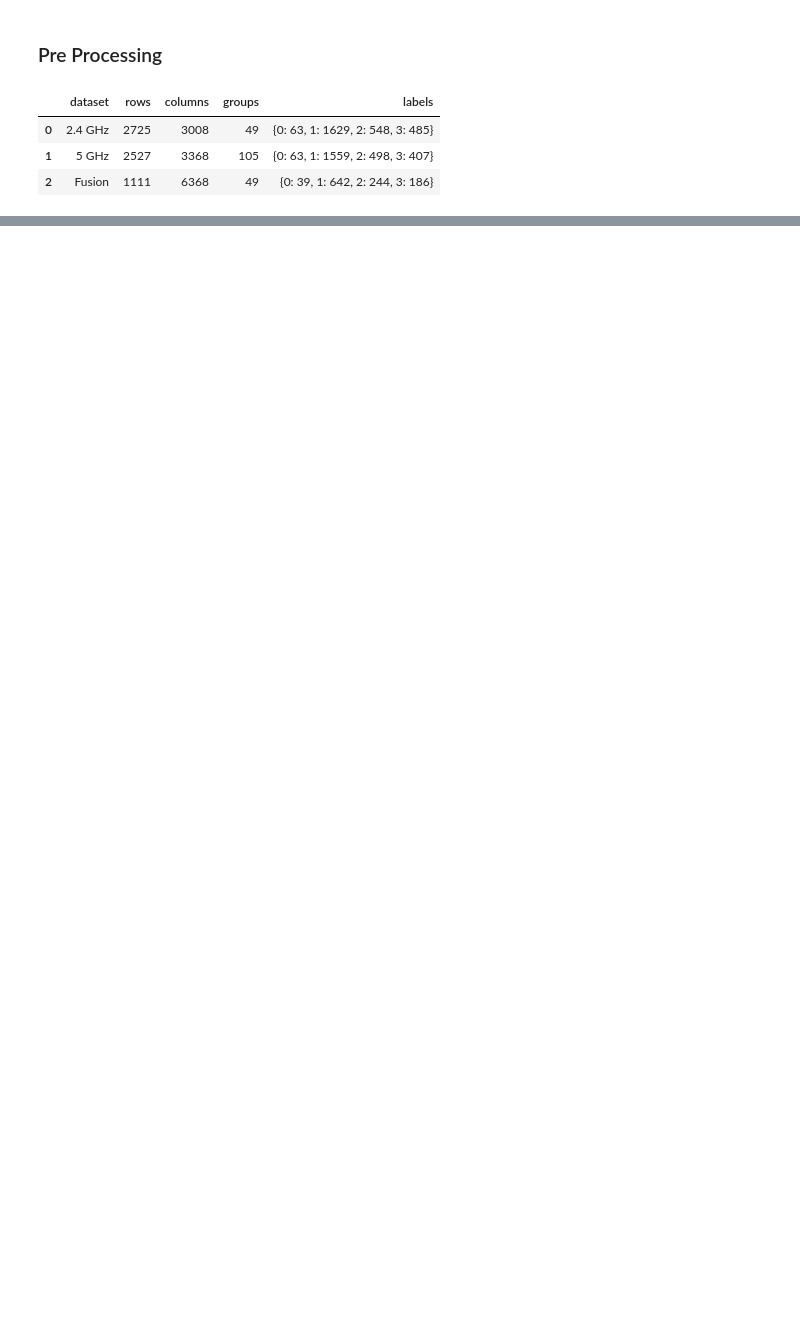
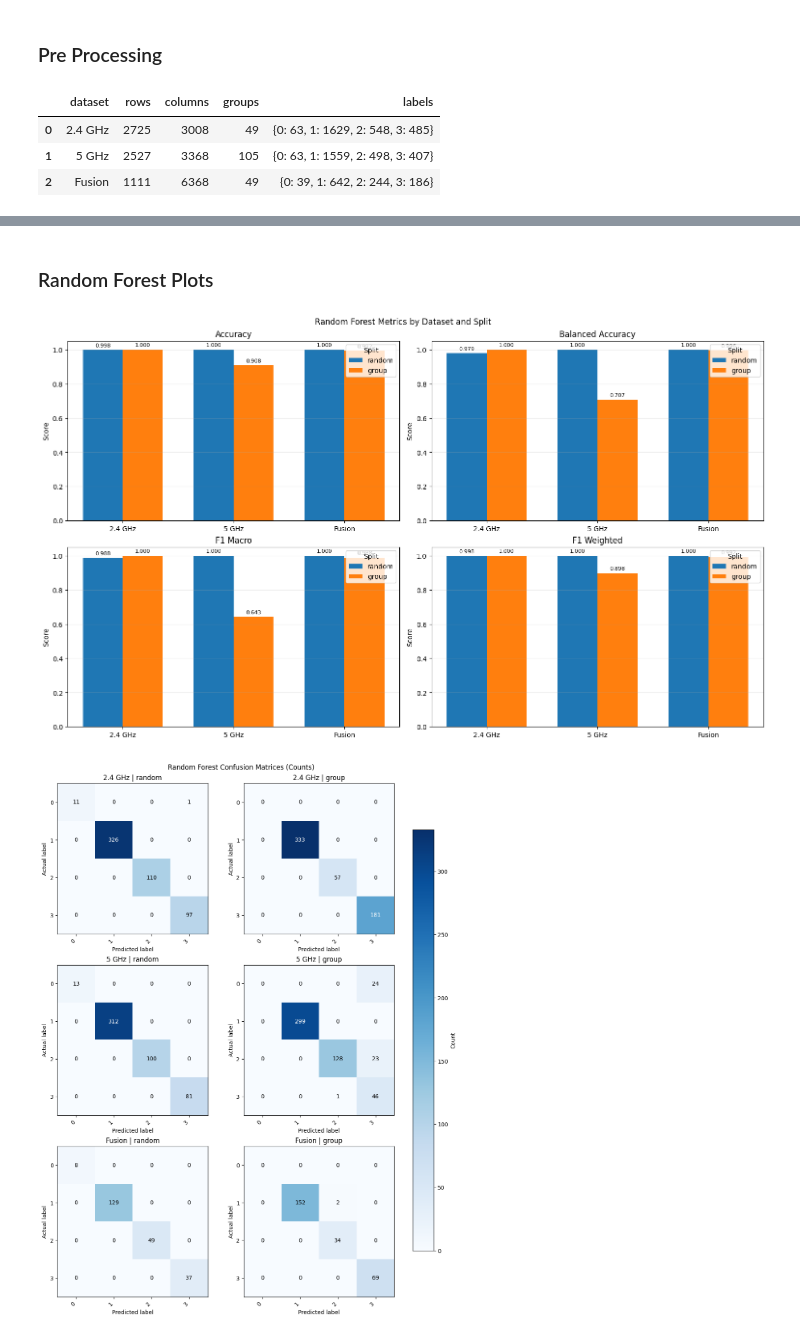
Before and after one commit to pedro-nuno-monteiro/thesis-project, a Jupyter notebook: thesis.ipynb, the cells around one changed output, grey strips where cells are left out. Drawn from its saved outputs; the diff is of its cells as text; code cells hidden in the pictures; blank space fills up the shorter version.

```diff
--- a/thesis.ipynb
+++ b/thesis.ipynb
@@ -243 +344,15 @@ feature_dataframe_summary
+# %% [markdown]
+### Random Forest Plots
+# %%
+import importlib
+
+from utils import graphs
+
+importlib.reload(graphs)
+
+graphs.plot_random_forest_metric_comparison(random_forest_results)
+graphs.plot_random_forest_confusion_matrices(rf_confusion_matrices)
+# %% [output]
+[figure, added]
+[figure, added]
 # %%
```
Also changed, not shown: parts of 6 cells of this notebook, 3 other files.
